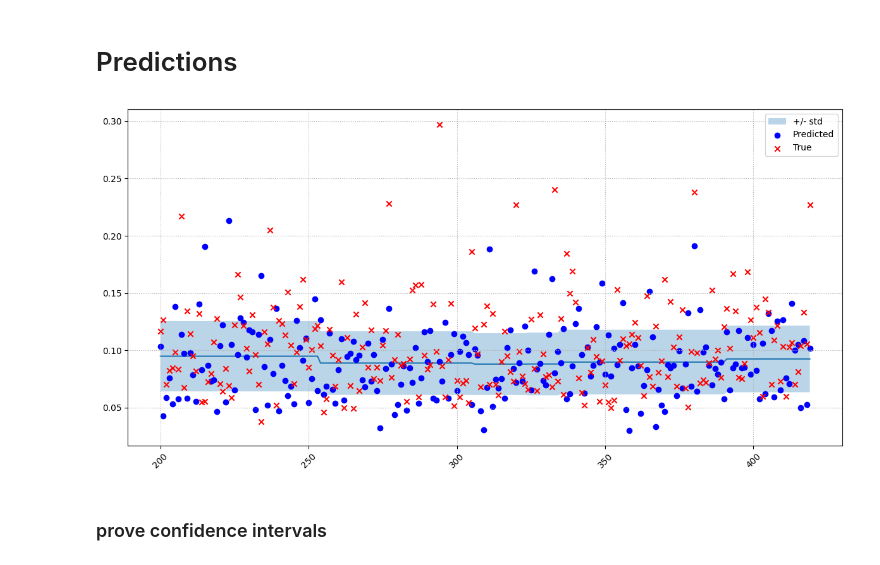
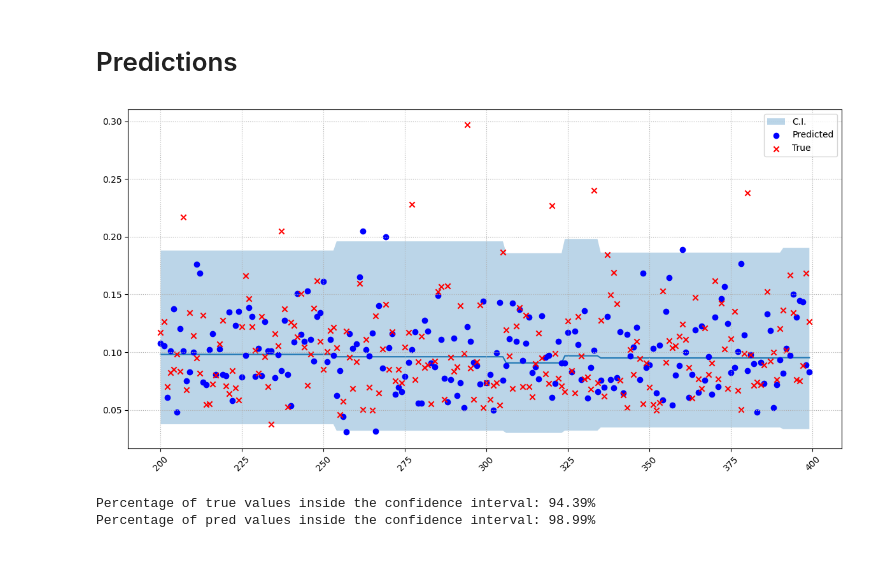
Before and after one commit to oshodiS/Rainfall-BetaEstimation, a Jupyter notebook: Rainfall.ipynb, the cells around one changed output. Drawn from its saved outputs; the diff is of its cells as text; code cells hidden in the pictures.

Commit message:
confidence intervall

```diff
--- a/Rainfall.ipynb
+++ b/Rainfall.ipynb
@@ -602,8 +621,8 @@ def plot_series(data, labels=None,
         plt.fill_between(data.index, lb, ub, alpha=0.3, label='+/- std')
     # Plot confidence intervals
     if ci is not None:
-        lb = ci[0].values.ravel()
-        ub = ci[1].values.ravel()
+        lb = ci[0]#.values.ravel()
+        ub = ci[1]#.values.ravel()
         plt.fill_between(data.index, lb, ub, alpha=0.3, label='C.I.')
     # Rotated x ticks
     plt.xticks(rotation=45)
@@ -641,19 +660,33 @@ def plot_series(data, labels=None,
     plt.title(title)
     plt.tight_layout()
 # %%
-# GRAFICO CON DEVIAZIONE STANDARD -- RIVEDERE: ha senso?
+da = 200
+a = 400
 
-da = 200
-a = 420
+alpha_param = dist_test.concentration1
+beta_param = dist_test.concentration0
+confidence = 0.99
 
-pred_test_std = dist_test.stddev().numpy().ravel()
+lb, ub = stats.beta.interval(confidence, a=alpha_param, b=beta_param)
 pred_test_mean = dist_test.mean().numpy().ravel()
-plot_series(pd.Series(index=inputs_test[duration][da:a].index, data=pred_test_mean[da:a]), std=pd.Series(index=inputs_test[duration][da:a].index, data=pred_test_std[da:a]), figsize=(12,6))
+
+plot_series(pd.Series(index=inputs_test[duration][da:a].index, data=pred_test_mean[da:a]), ci=(lb[da:a],ub[da:a]), figsize=(12,6))
 plt.scatter(inputs_test[duration][da:a].index, y_pred_test[da:a], marker='o', color='blue', label='Predicted');
 plt.scatter(inputs_test[duration][da:a].index, y_test[da:a], marker='x', color='red', label='True');
 plt.legend()
 plt.show()
+
+# count how many times the true value is inside the confidence interval
+count_true = 0
+count_pred = 0
+for i in range(len(y_test)):
+    if lb[i] <= y_test[i] <= ub[i]:
+        count_true += 1
+    if lb[i] <= y_pred_test[i] <= ub[i]:
+        count_pred += 1
+print(f'Percentage of true values inside the confidence interval: {count_true/len(y_test)*100:.2f}%')
+print(f'Percentage of pred values inside the confidence interval: {count_pred/len(y_test)*100:.2f}%')
 # %% [output]
-[figure, old version]
+[figure, new version]
+Percentage of true values inside the confidence interval: 94.39%
+Percentage of pred values inside the confidence interval: 98.99%
-# %% [markdown]
-### prove confidence intervals
```
Also changed, not shown: parts of 10 cells of this notebook, 1 other file.
